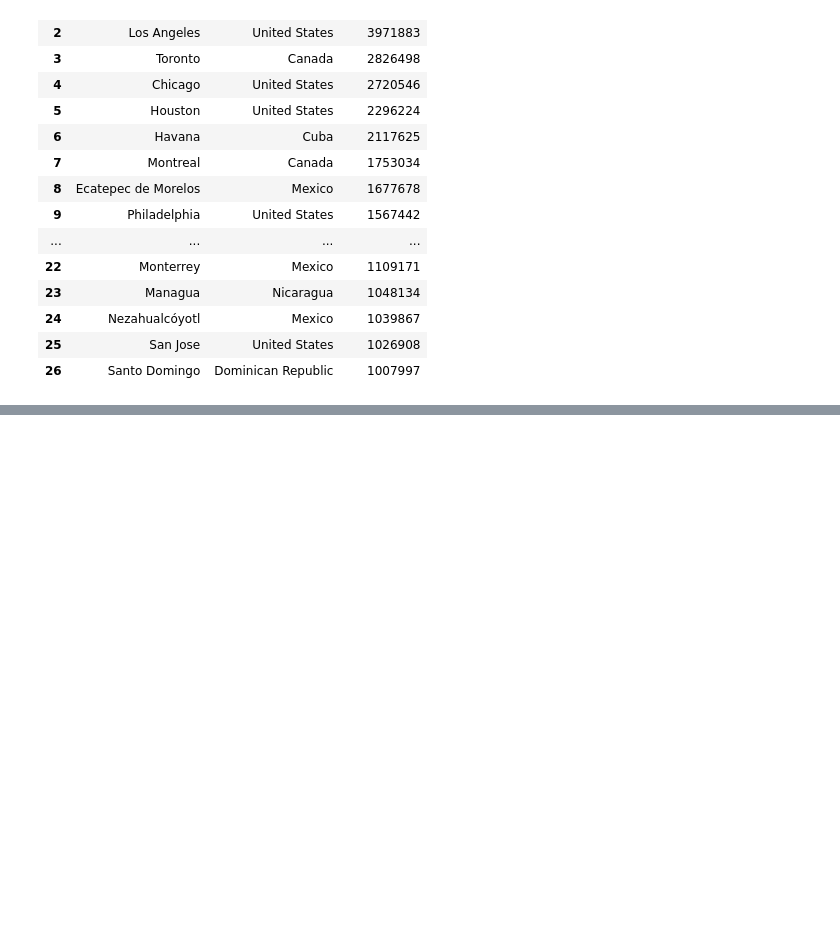
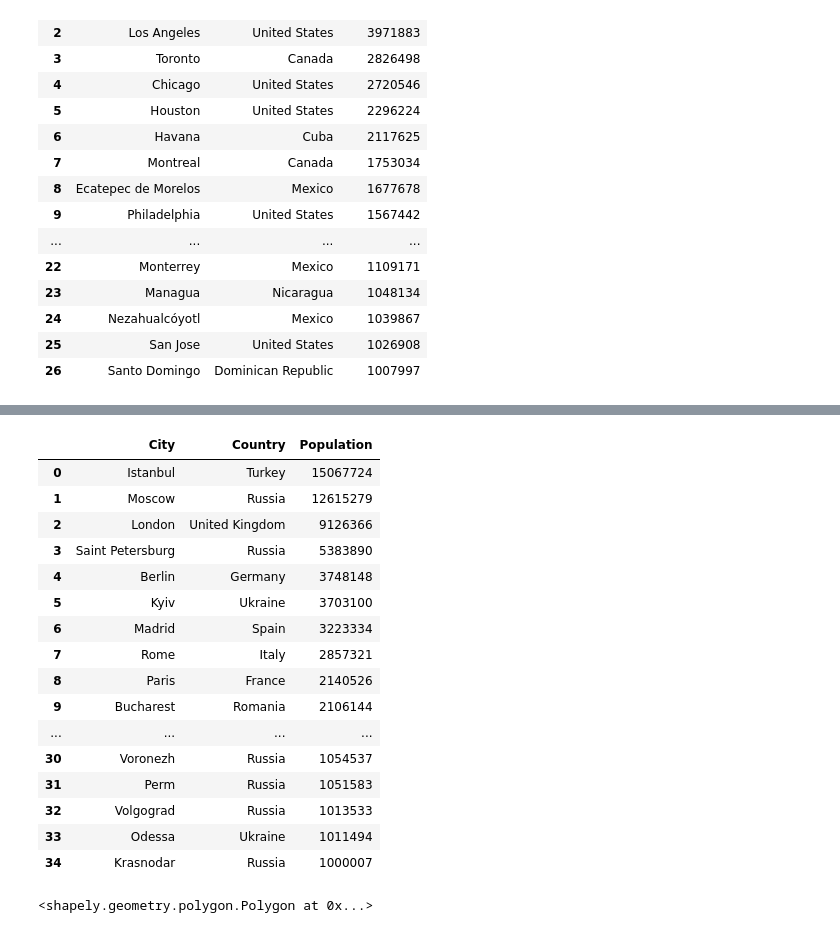
Before and after one commit to orpheuseus/Coursera_Capstone, a Jupyter notebook: CapstoneProject.ipynb, the cells around one changed output, grey strips where cells are left out. Drawn from its saved outputs; the diff is of its cells as text; code cells hidden in the pictures; blank space fills up the shorter version.

```diff
--- a/CapstoneProject.ipynb
+++ b/CapstoneProject.ipynb
@@ -167,0 +289,2 @@ https://nominatim.openstreetmap.org/search.php?q=Warsaw+Poland&polygon_geojson=1
+# %%
+dfE=getEurope()
@@ -167,0 +300,34 @@ https://nominatim.openstreetmap.org/search.php?q=Warsaw+Poland&polygon_geojson=1
+# %%
+def cleanEurope(df):
+    # cleaning data
+    df.dropna(axis=0,inplace=True)
+    df=df.reset_index(drop=True)
+    df.rename(columns={"Officialpopulation": "Population"},inplace=True)
+    df["Population"]=df["Population"].str.replace(",","").astype("int")
+    df["City"]=df["City"].str.split("[").str[0]
+    return df
+# %%
+dfE=cleanEurope(dfE)
+# %%
+# take only relevant information
+dfEmill=dfE[dfE["Population"]>1000000][["City","Country","Population"]].reset_index(drop=True)
+# %%
+dfEmill
+# %% [output]
+|  | City | Country | Population |
+| 0 | Istanbul | Turkey | 15067724 |
+| 1 | Moscow | Russia | 12615279 |
+| 2 | London | United Kingdom | 9126366 |
+| 3 | Saint Petersburg | Russia | 5383890 |
+| 4 | Berlin | Germany | 3748148 |
+| 5 | Kyiv | Ukraine | 3703100 |
+| 6 | Madrid | Spain | 3223334 |
+| 7 | Rome | Italy | 2857321 |
+| 8 | Paris | France | 2140526 |
+| 9 | Bucharest | Romania | 2106144 |
+| ... | ... | ... | ... |
+| 30 | Voronezh | Russia | 1054537 |
+| 31 | Perm | Russia | 1051583 |
+| 32 | Volgograd | Russia | 1013533 |
+| 33 | Odessa | Ukraine | 1011494 |
+| 34 | Krasnodar | Russia | 1000007 |
@@ -167,0 +336,4 @@ https://nominatim.openstreetmap.org/search.php?q=Warsaw+Poland&polygon_geojson=1
+# %%
+geometry.Polygon(answer[0]['geojson']['coordinates'][0][0])
+# %% [output]
+<shapely.geometry.polygon.Polygon at 0x...>
```
Also changed, not shown: parts of 23 cells of this notebook.
